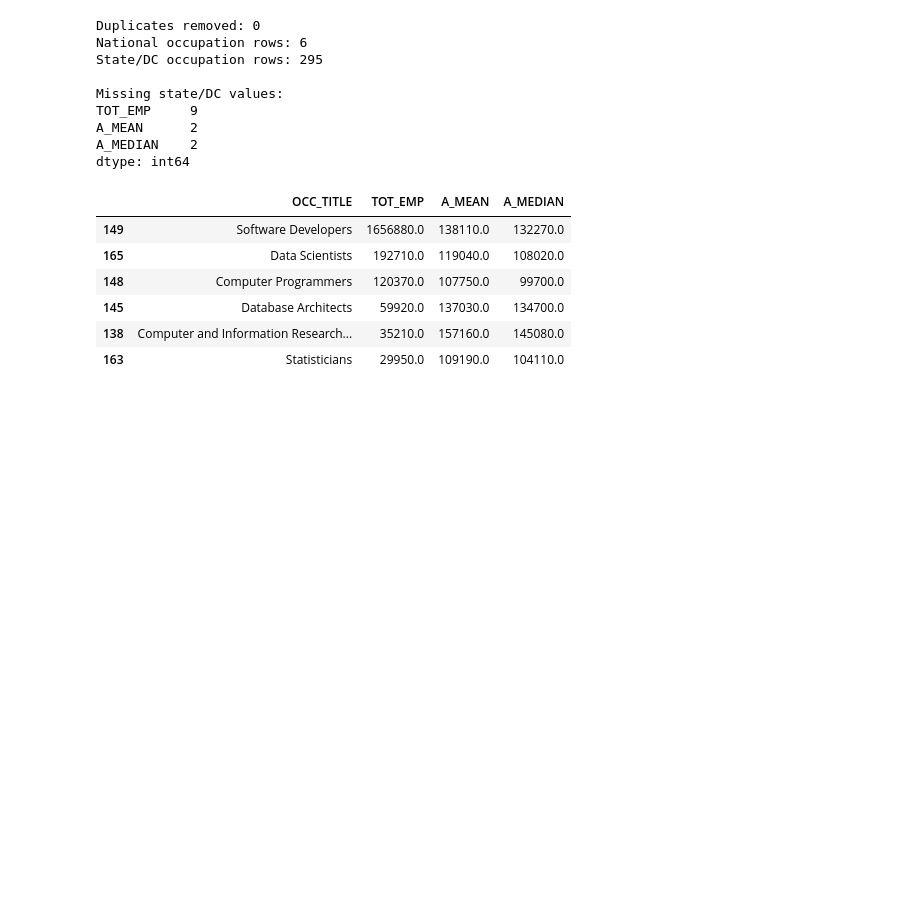
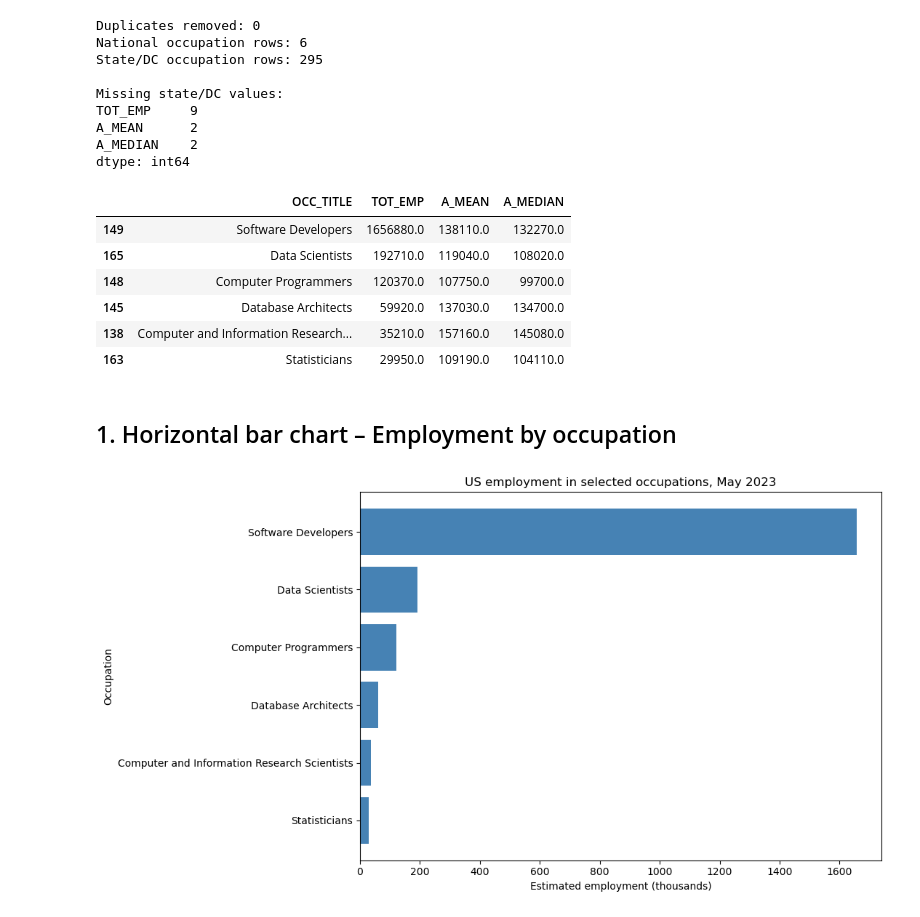
Before and after one commit to AbhinavBorgohain/AI_Employment_Analysis_DVC_CA1, a Jupyter notebook: AI_Employment_Analysis.ipynb, the cells around one changed output. Saved outputs shown, nothing was run; the diff lists cells and outputs as text; code cells hidden in the pictures; blank space fills up the shorter version.

Commit message:
Added employment comparison bar chart and explanation

```diff
--- a/AI_Employment_Analysis.ipynb
+++ b/AI_Employment_Analysis.ipynb
@@ -136,3 +136,24 @@ dtype: int64
 | 145 | Database Architects | 59920.0 | 137030.0 | 134700.0 |
 | 138 | Computer and Information Research... | 35210.0 | 157160.0 | 145080.0 |
 | 163 | Statisticians | 29950.0 | 109190.0 | 104110.0 |
+# %% [markdown]
+## 1. Horizontal bar chart – Employment by occupation
+# %%
+import matplotlib.pyplot as plt
+
+employment = national.sort_values("TOT_EMP")
+
+plt.figure(figsize=(11, 6))
+plt.barh(
+    employment["OCC_TITLE"],
+    employment["TOT_EMP"] / 1000,
+    color="steelblue"
+)
+
+plt.title("US employment in selected occupations, May 2023")
+plt.xlabel("Estimated employment (thousands)")
+plt.ylabel("Occupation")
+plt.tight_layout()
+plt.show()
+# %% [output]
+[figure, added]
```
Also changed, not shown: parts of 1 cell of this notebook.
